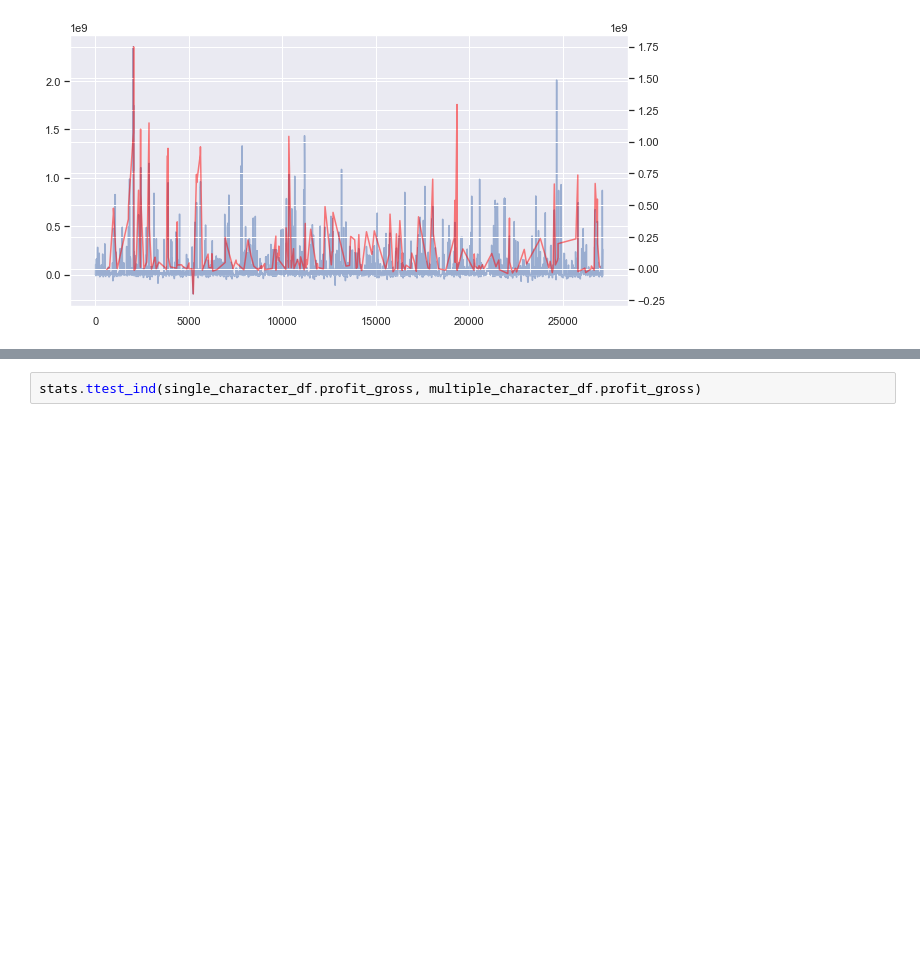
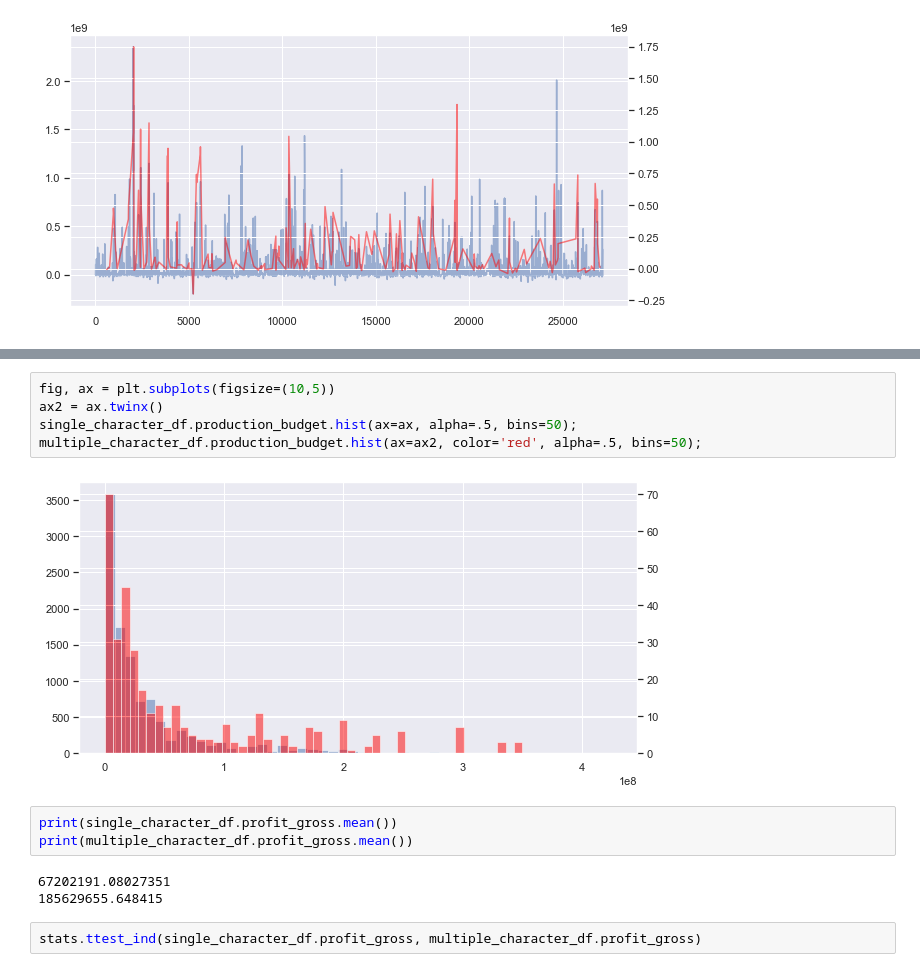
Before and after one commit to doriggs/Semester1Capstone, a Jupyter notebook: student.ipynb, the cells around one changed output, grey strips where cells are left out. Drawn from its saved outputs; the diff is of its cells as text; blank space fills up the shorter version.

```diff
--- a/student.ipynb
+++ b/student.ipynb
@@ -1015,3 +1015,16 @@ multiple_character_df.profit_gross.hist(ax=ax2, color='red', alpha=.5);
+# %%
+fig, ax = plt.subplots(figsize=(10,5))
+ax2 = ax.twinx()
+single_character_df.production_budget.hist(ax=ax, alpha=.5, bins=50);
+multiple_character_df.production_budget.hist(ax=ax2, color='red', alpha=.5, bins=50);
+# %% [output]
+[figure, added]
+# %%
+print(single_character_df.profit_gross.mean())
+print(multiple_character_df.profit_gross.mean())
+# %% [output]
+67202191.08027351
+185629655.648415
 # %%
 stats.ttest_ind(single_character_df.profit_gross, multiple_character_df.profit_gross)
 # %% [output]
```
Also changed, not shown: parts of 11 cells of this notebook.
